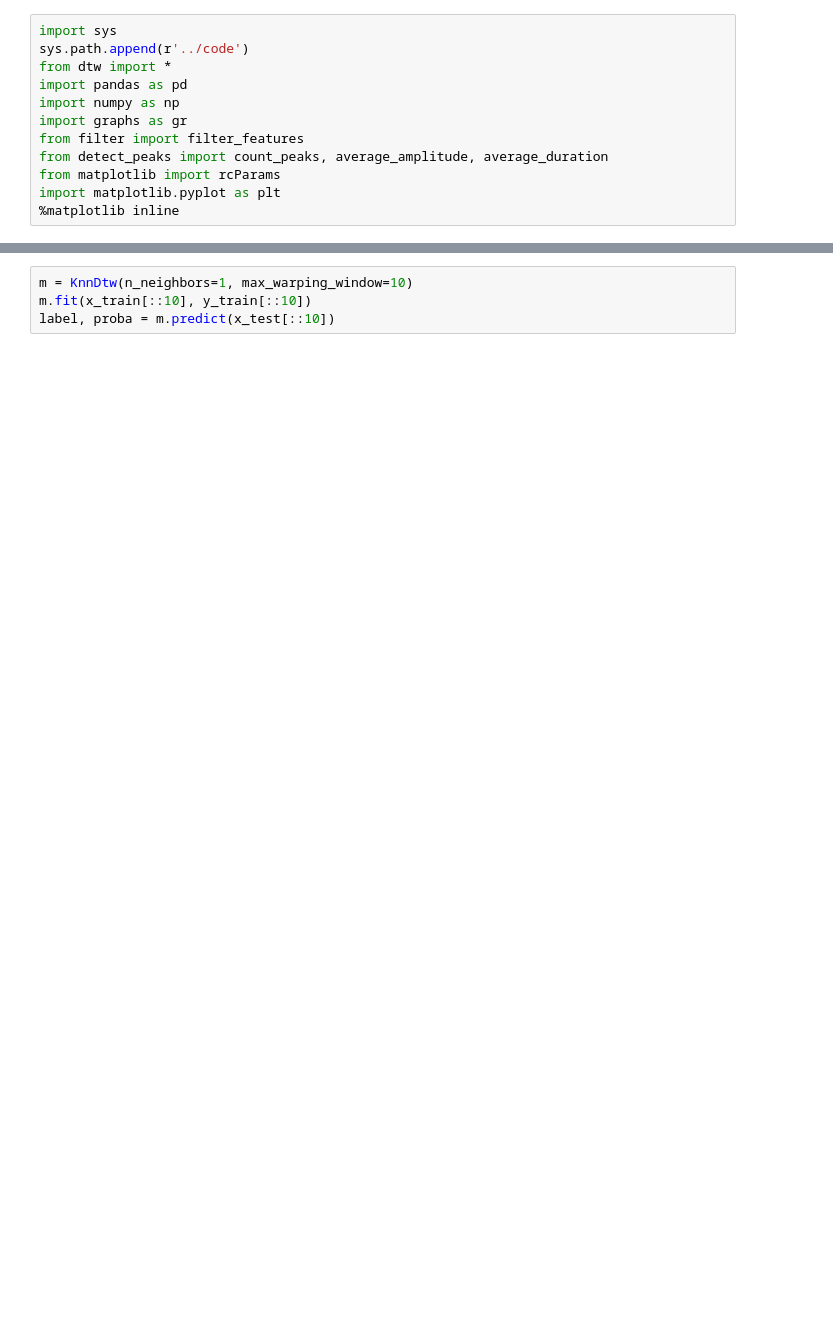
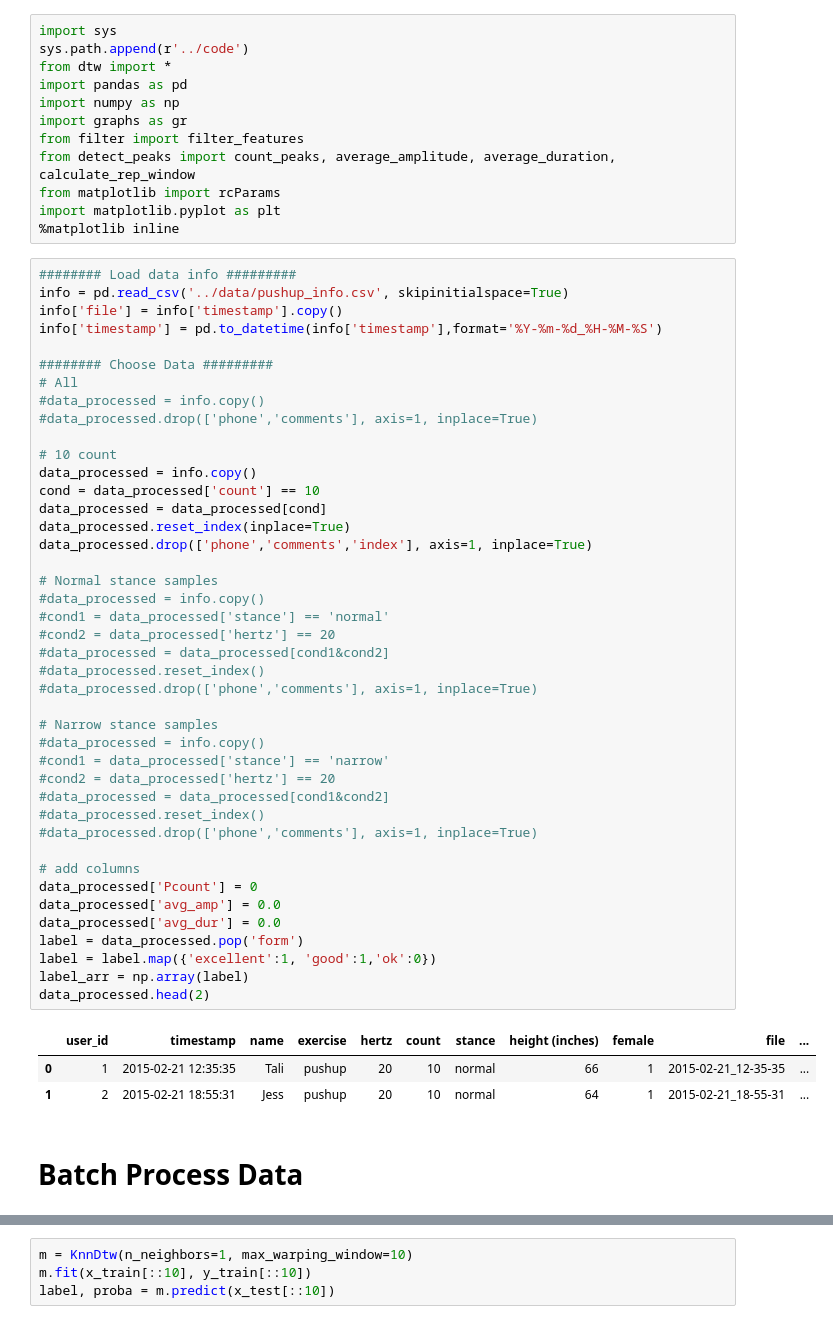
Before and after one commit to kellygwiseman/workout_buddy, a Jupyter notebook: notebooks/dtw_classification.ipynb, the cells around one changed output, grey strips where cells are left out. Drawn from its saved outputs; the diff is of its cells as text; blank space fills up the shorter version.

```diff
--- a/notebooks/dtw_classification.ipynb
+++ b/notebooks/dtw_classification.ipynb
@@ -6,7 +6,55 @@ import pandas as pd
 import numpy as np
 import graphs as gr
 from filter import filter_features
-from detect_peaks import count_peaks, average_amplitude, average_duration
+from detect_peaks import count_peaks, average_amplitude, average_duration, calculate_rep_window
 from matplotlib import rcParams
 import matplotlib.pyplot as plt
 %matplotlib inline
+# %%
+######## Load data info #########
+info = pd.read_csv('../data/pushup_info.csv', skipinitialspace=True)
+info['file'] = info['timestamp'].copy()
+info['timestamp'] = pd.to_datetime(info['timestamp'],format='%Y-%m-%d_%H-%M-%S')
+
+######## Choose Data #########
+# All
+#data_processed = info.copy()
+#data_processed.drop(['phone','comments'], axis=1, inplace=True)
+
+# 10 count
+data_processed = info.copy()
+cond = data_processed['count'] == 10
+data_processed = data_processed[cond]
+data_processed.reset_index(inplace=True)
+data_processed.drop(['phone','comments','index'], axis=1, inplace=True)
+
+# Normal stance samples
+#data_processed = info.copy()
+#cond1 = data_processed['stance'] == 'normal'
+#cond2 = data_processed['hertz'] == 20
+#data_processed = data_processed[cond1&cond2]
+#data_processed.reset_index()
+#data_processed.drop(['phone','comments'], axis=1, inplace=True)
+
+# Narrow stance samples
+#data_processed = info.copy()
+#cond1 = data_processed['stance'] == 'narrow'
+#cond2 = data_processed['hertz'] == 20
+#data_processed = data_processed[cond1&cond2]
+#data_processed.reset_index()
+#data_processed.drop(['phone','comments'], axis=1, inplace=True)
+
+# add columns
+data_processed['Pcount'] = 0
+data_processed['avg_amp'] = 0.0
+data_processed['avg_dur'] = 0.0
+label = data_processed.pop('form')
+label = label.map({'excellent':1, 'good':1,'ok':0})
+label_arr = np.array(label)
+data_processed.head(2)
+# %% [output]
+|  | user_id | timestamp | name | exercise | hertz | count | stance | height (inches) | female | file | ... |
+| 0 | 1 | 2015-02-21 12:35:35 | Tali | pushup | 20 | 10 | normal | 66 | 1 | 2015-02-21_12-35-35 | ... |
+| 1 | 2 | 2015-02-21 18:55:31 | Jess | pushup | 20 | 10 | normal | 64 | 1 | 2015-02-21_18-55-31 | ... |
+# %% [markdown]
+# Batch Process Data
```
Also changed, not shown: parts of 3 cells of this notebook, 4 other files.
